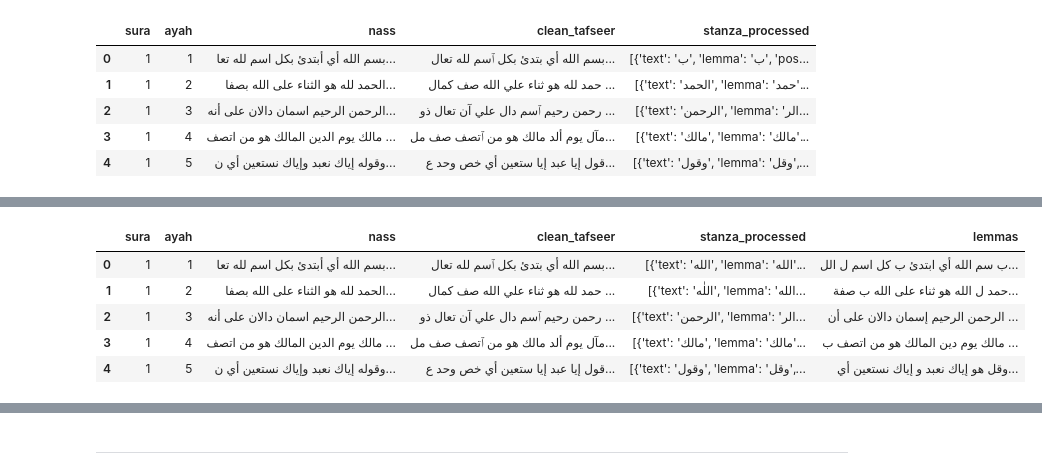
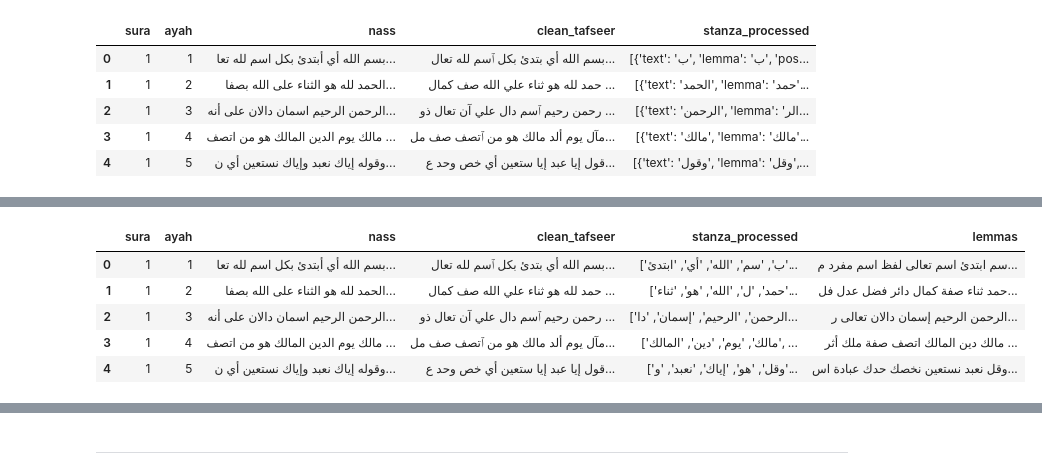
Before and after one commit to mo-matar/K-means-Topic-Modeling-of-Quran, a Jupyter notebook: K-Means Quran Topic Classifier/K_Means_Quran_Topic_Classifier.ipynb, the cells around one changed output, grey strips where cells are left out. Saved outputs shown, nothing was run; the diff lists cells and outputs as text; code cells hidden in the pictures.

```diff
--- a/K-Means Quran Topic Classifier/K_Means_Quran_Topic_Classifier.ipynb
+++ b/K-Means Quran Topic Classifier/K_Means_Quran_Topic_Classifier.ipynb
@@ -1401,2 +1477,5 @@ df.head()
 # %%
 df.to_csv("stanza_dic.csv", index=False, encoding="utf-8-sig")
+# %%
+df = pd.read_csv("finalize_lemmas_no_dic.csv", encoding="utf-8")
+df.head()
@@ -1403,17 +1489,22 @@ df.to_csv("stanza_dic.csv", index=False, encoding="utf-8-sig")
 # %%
-def remove_stopwords(processed_list):
-    """Filter out stopwords from the lemma field"""
-    return [word for word in processed_list if word['lemma'] not in stop_words]
+def remove_stopwords(lemmas):
+    """Filter out stopwords from the Arabic lemma string while keeping the structure clean."""
 
-df['stanza_processed'] = df['stanza_processed'].apply(remove_stopwords)
+    words = lemmas.split()  # Split the string into words (default: space-separated)
+    filtered_words = [word for word in words if word not in stop_words]
+
+    return ' '.join(filtered_words)  # Join back into a clean string
+
+df['lemmas'] = df['lemmas'].apply(remove_stopwords)
+
 df.head()
 # %% [output]
 |  | sura | ayah | nass | clean_tafseer | stanza_processed | lemmas |
-| 0 | 1 | 1 | بسم الله أي أبتدئ بكل اسم لله تعا... | بسم الله أي بتدئ بكل ٱسم لله تعال... | [{'text': 'الله', 'lemma': 'الله'... | ب سم الله أي ابتدئ ب كل اسم ل الل... |
-| 1 | 1 | 2 | الحمد لله هو الثناء على الله بصفا... | حمد لله هو ثناء علي الله صف كمال ... | [{'text': 'اللٰه', 'lemma': 'الله... | حمد ل الله هو ثناء على الله ب صفة... |
-| 2 | 1 | 3 | الرحمن الرحيم اسمان دالان على أنه... | رحمن رحيم ٱسم دال علي آن تعال ذو ... | [{'text': 'الرحمن', 'lemma': 'الر... | الرحمن الرحيم إسمان دالان على أن ... |
-| 3 | 1 | 4 | مالك يوم الدين المالك هو من اتصف ... | مآل يوم ألد مالك هو من ٱتصف صف مل... | [{'text': 'مالك', 'lemma': 'مالك'... | مالك يوم دين المالك هو من اتصف ب ... |
-| 4 | 1 | 5 | وقوله إياك نعبد وإياك نستعين أي ن... | قول إيا عبد إيا ستعين أي خص وحد ع... | [{'text': 'وقول', 'lemma': 'وقل',... | وقل هو إياك نعبد و إياك نستعين أي... |
+| 0 | 1 | 1 | بسم الله أي أبتدئ بكل اسم لله تعا... | بسم الله أي بتدئ بكل ٱسم لله تعال... | ['ب', 'سم', 'الله', 'أي', 'ابتدئ'... | سم ابتدئ اسم تعالى لفظ اسم مفرد م... |
+| 1 | 1 | 2 | الحمد لله هو الثناء على الله بصفا... | حمد لله هو ثناء علي الله صف كمال ... | ['حمد', 'ل', 'الله', 'هو', 'ثناء'... | حمد ثناء صفة كمال دائر فضل عدل فل... |
+| 2 | 1 | 3 | الرحمن الرحيم اسمان دالان على أنه... | رحمن رحيم ٱسم دال علي آن تعال ذو ... | ['الرحمن', 'الرحيم', 'إسمان', 'دا... | الرحمن الرحيم إسمان دالان تعالى ر... |
+| 3 | 1 | 4 | مالك يوم الدين المالك هو من اتصف ... | مآل يوم ألد مالك هو من ٱتصف صف مل... | ['مالك', 'يوم', 'دين', 'المالك', ... | مالك دين المالك اتصف صفة ملك أثر ... |
+| 4 | 1 | 5 | وقوله إياك نعبد وإياك نستعين أي ن... | قول إيا عبد إيا ستعين أي خص وحد ع... | ['وقل', 'هو', 'إياك', 'نعبد', 'و'... | وقل نعبد نستعين نخصك حدك عبادة اس... |
 # %%
 from sklearn.feature_extraction.text import TfidfVectorizer
 
```
Also changed, not shown: parts of 30 cells of this notebook.
